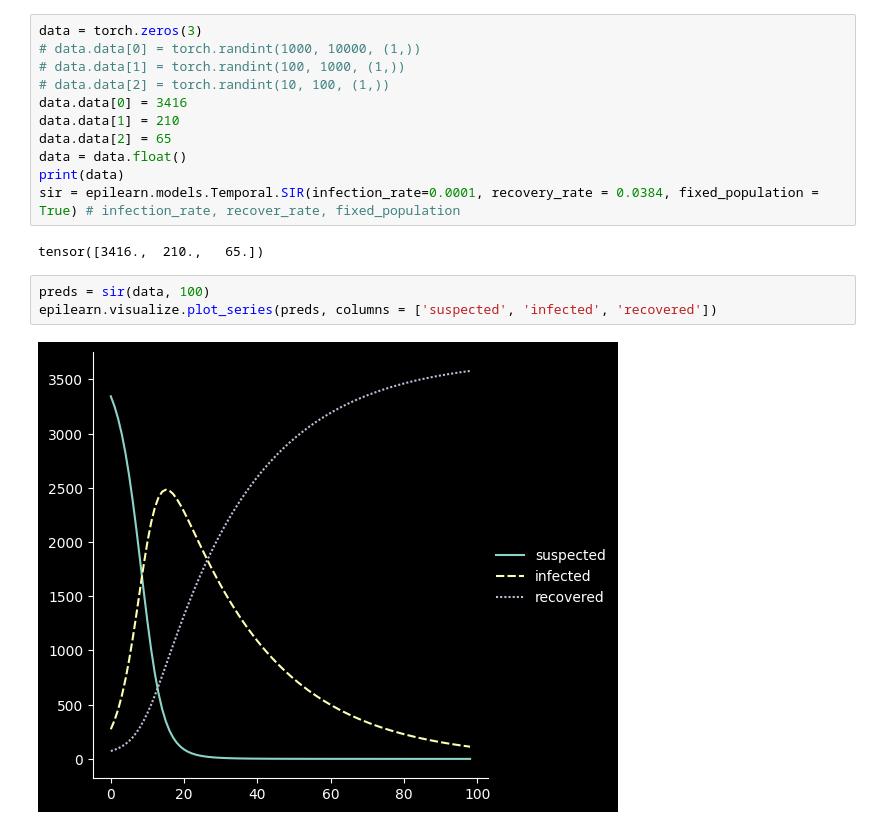
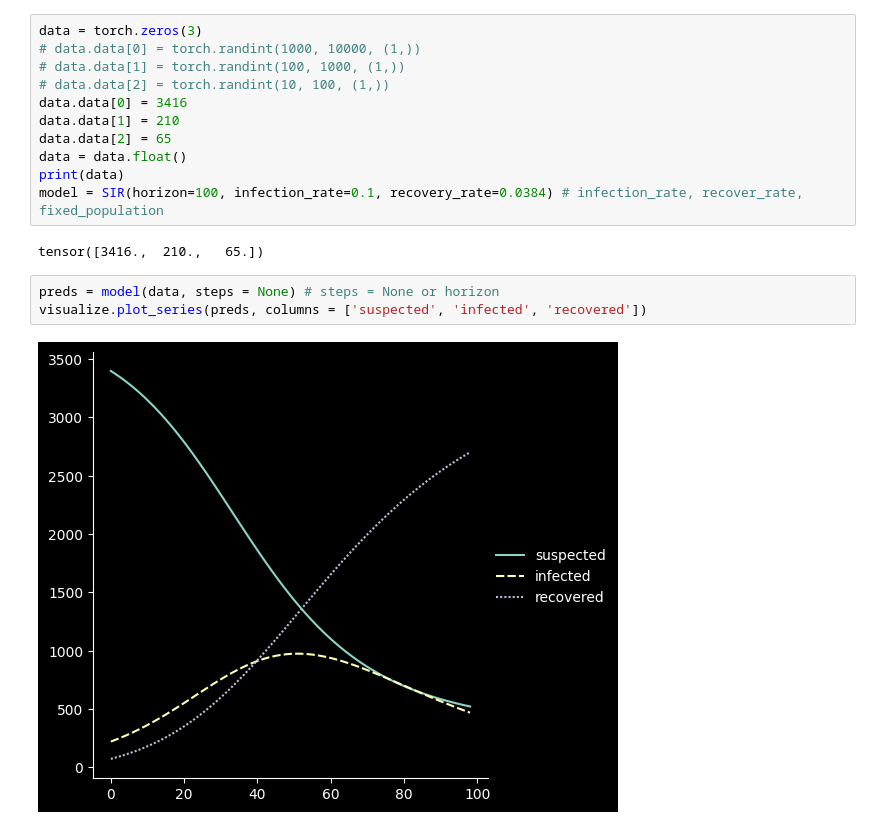
Before and after one commit to Emory-Melody/EpiLearn, a Jupyter notebook: examples/mechanistic.ipynb, the cells around one changed output. Cells and saved outputs as stored; diff of their text form.

```diff
--- a/examples/mechanistic.ipynb
+++ b/examples/mechanistic.ipynb
@@ -13,11 +14,11 @@ data.data[1] = 210
 data.data[2] = 65
 data = data.float()
 print(data)
-sir = epilearn.models.Temporal.SIR(infection_rate=0.0001, recovery_rate = 0.0384, fixed_population = True) # infection_rate, recover_rate, fixed_population
+model = SIR(horizon=100, infection_rate=0.1, recovery_rate=0.0384) # infection_rate, recover_rate, fixed_population
 # %% [output]
 tensor([3416.,  210.,   65.])
 # %%
-preds = sir(data, 100)
-epilearn.visualize.plot_series(preds, columns = ['suspected', 'infected', 'recovered'])
+preds = model(data, steps = None) # steps = None or horizon
+visualize.plot_series(preds, columns = ['suspected', 'infected', 'recovered'])
 # %% [output]
-[figure, old version]
+[figure, new version]
```
Also changed, not shown: parts of 1 cell of this notebook, 5 other files.
